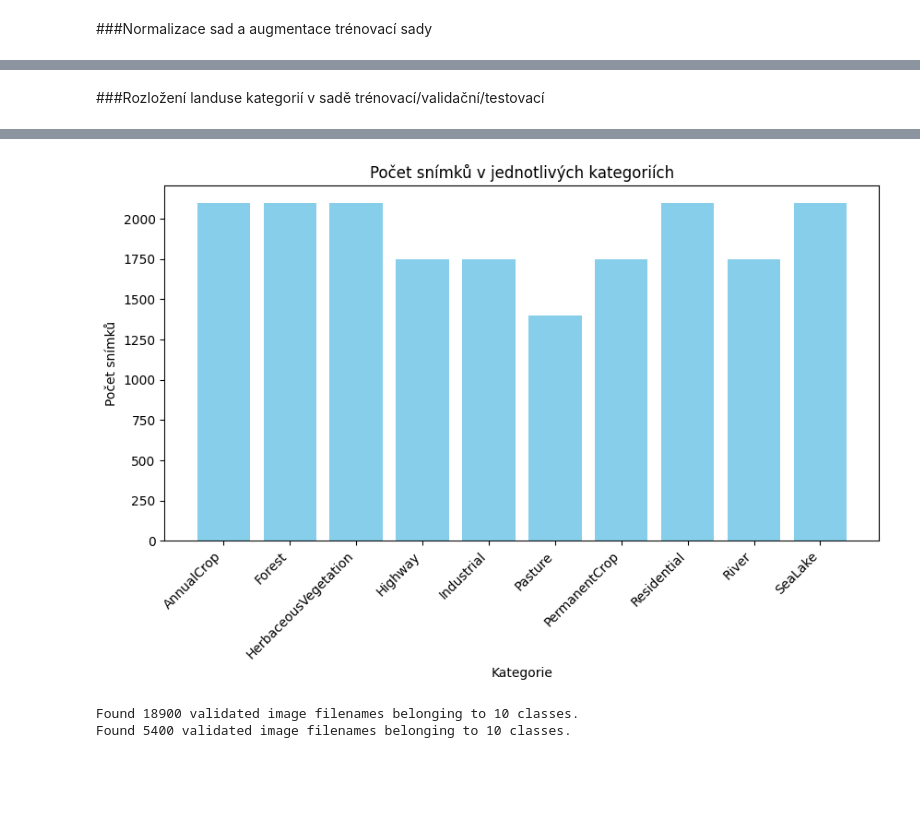
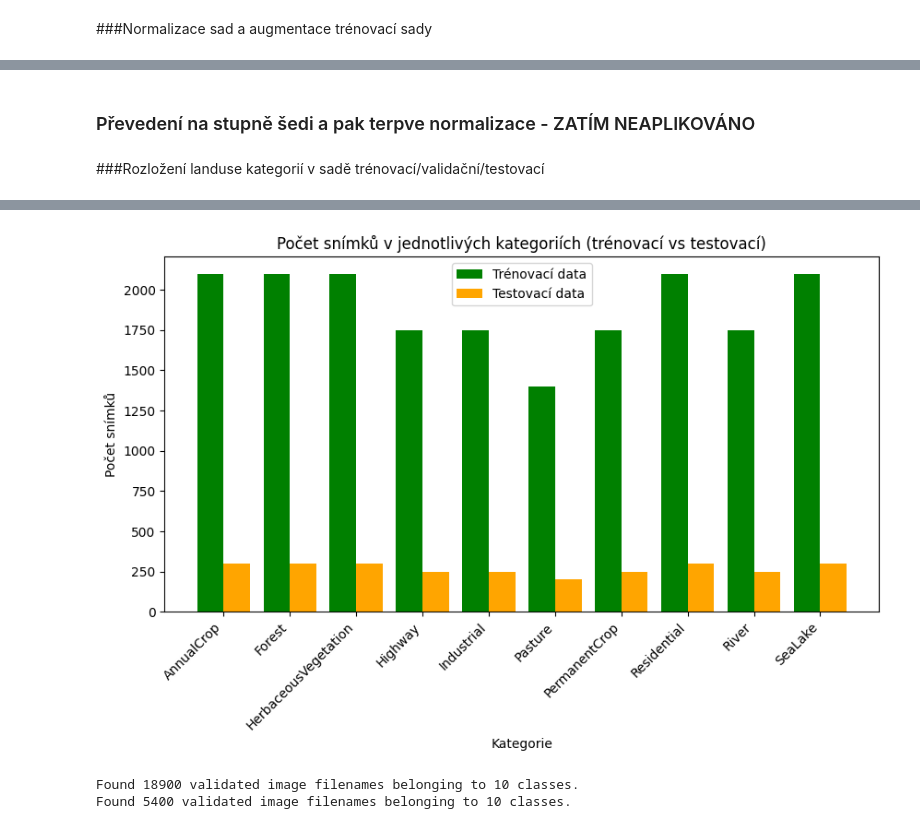
Before and after one commit to MartinaWestrik/Eurosat-Neural-Networks, a Jupyter notebook: Eurosat_Neural_Networks_V0.ipynb, the cells around one changed output, grey strips where cells are left out. Drawn from its saved outputs; the diff is of its cells as text; code cells hidden in the pictures; blank space fills up the shorter version.

```diff
--- a/Eurosat_Neural_Networks_V0.ipynb
+++ b/Eurosat_Neural_Networks_V0.ipynb
@@ -245,3 +252,5 @@ plt.show()
+# %% [markdown]
+### Převedení na stupně šedi a pak terpve normalizace - ZATÍM NEAPLIKOVÁNO
 # %% [markdown]
 ###Rozložení landuse kategorií v sadě trénovací/validační/testovací
 # %%
@@ -275,26 +284,42 @@ Industrial: 250 obrázků
 Pasture: 200 obrázků
 ----------------------------------------
 # %%
-#Kolik je v každém labelu v trénovací sadě snímků?
-label_counts = train_df["Label"].value_counts().sort_index()
+# Počet snímků v trénovací sadě
+train_label_counts = train_df["Label"].value_counts().sort_index()
+
+# Počet snímků v testovací sadě
+test_label_counts = test_df["Label"].value_counts().sort_index()
 
 # Vytvoření DataFrame
 df_counts = pd.DataFrame({
-    "Label": label_counts.index,
-    "ClassName": [label_to_class[label] for label in label_counts.index],
-    "Počet snímků": label_counts.values
+    "Label": train_label_counts.index,
+    "ClassName": [label_to_class[label] for label in train_label_counts.index],  # Převod labelů na názvy tříd
+    "Počet snímků (trénovací)": train_label_counts.values,
+    "Počet snímků (testovací)": test_label_counts.reindex(train_label_counts.index, fill_value=0).values
 })
 
-# Vykreslení sloupcového grafu
+# Vykreslení sloupcového grafu s dvěma sadami dat
 plt.figure(figsize=(10, 5))
-plt.bar(df_counts["ClassName"], df_counts["Počet snímků"], color="skyblue")
-plt.xticks(rotation=45, ha="right")
+bar_width = 0.4  # Šířka sloupců
+
+# Pozice na ose x
+x = range(len(df_counts["ClassName"]))
+
+# Sloupce pro trénovací sadu (zelená)
+plt.bar(x, df_counts["Počet snímků (trénovací)"], width=bar_width, color="green", label="Trénovací data")
+
+# Sloupce pro testovací sadu (oranžová), posunuté doprava pro lepší viditelnost
+plt.bar([i + bar_width for i in x], df_counts["Počet snímků (testovací)"], width=bar_width, color="orange", label="Testovací data")
+
+# Popisky a legenda
+plt.xticks([i + bar_width / 2 for i in x], df_counts["ClassName"], rotation=45, ha="right")  # Středování popisků mezi sloupci
 plt.xlabel("Kategorie")
 plt.ylabel("Počet snímků")
-plt.title("Počet snímků v jednotlivých kategoriích")
+plt.title("Počet snímků v jednotlivých kategoriích (trénovací vs testovací)")
+plt.legend()  # Přidání legendy
 plt.show()
 # %% [output]
-[figure, old version]
+[figure, new version]
 # %%
 
 # Generátory dat
```
Also changed, not shown: parts of 17 cells of this notebook.
